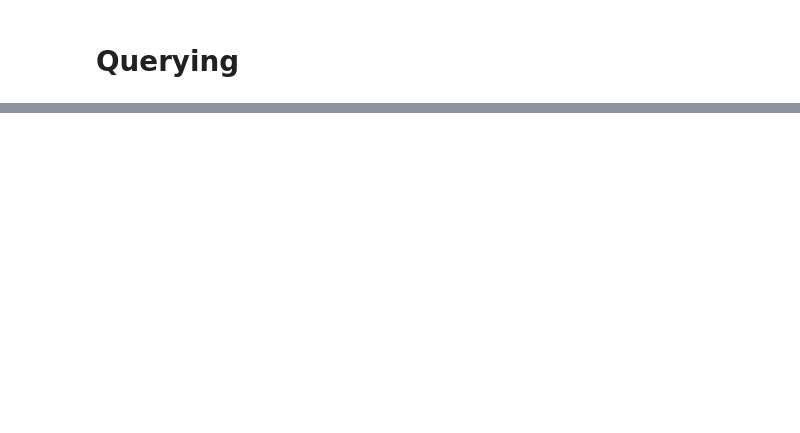
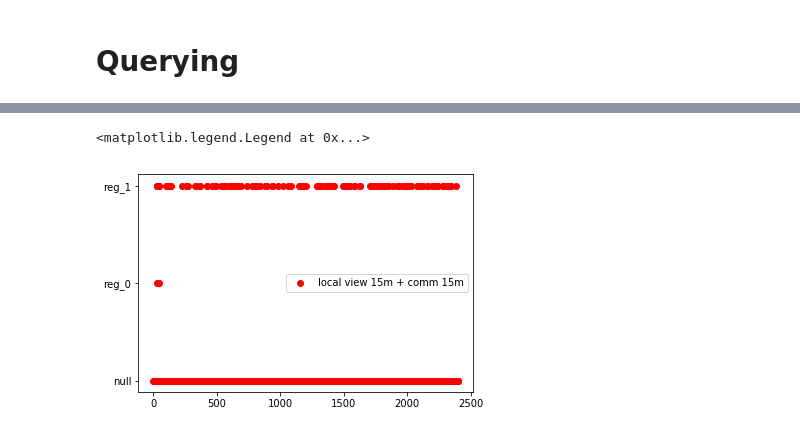
Before and after one commit to mynkpl1998/upgraded-octo-lamp, a Jupyter notebook: extras/analysis/Homogeneous Analysis.ipynb, the cells around one changed output, grey strips where cells are left out. Cells and saved outputs as stored; diff of their text form; code cells hidden in the pictures; blank space fills up the shorter version.

```diff
--- a/extras/analysis/Homogeneous Analysis.ipynb
+++ b/extras/analysis/Homogeneous Analysis.ipynb
@@ -186,8 +201,13 @@ for i, data in enumerate(agentQueryHomoLV15mComm15):
     for j, step in enumerate(agentQueryHomoLV15mComm15[i]):
         agentQueryHomoLV15mComm15[i][j] = queryEncode[agentQueryHomoLV15mComm15[i][j]]
 # %%
+'''
 for p in agentQueryHomoLV15mComm15:
-    plt.scatter(np.arange(0, len(p))[0:600], p[0:600], color='red')
+    plt.scatter(np.arange(0, len(p)), p, color='red')
     plt.yticks(np.arange(0, len(queryEncode)), queryEncode.keys())
     break
+'''
+plt.scatter(np.arange(0, len(agentQueryHomoLV15mComm15[3])), agentQueryHomoLV15mComm15[3], color='red', label='local view 15m + comm 15m')
+plt.yticks(np.arange(0, len(queryEncode)), queryEncode.keys())
+plt.legend()
 # %% [output]
@@ -196 +214,3 @@ for p in agentQueryHomoLV15mComm15:
+<matplotlib.legend.Legend at 0x...>
+[figure, added]
 # %%
```
Also changed, not shown: parts of 54 cells of this notebook, 4 other files.
